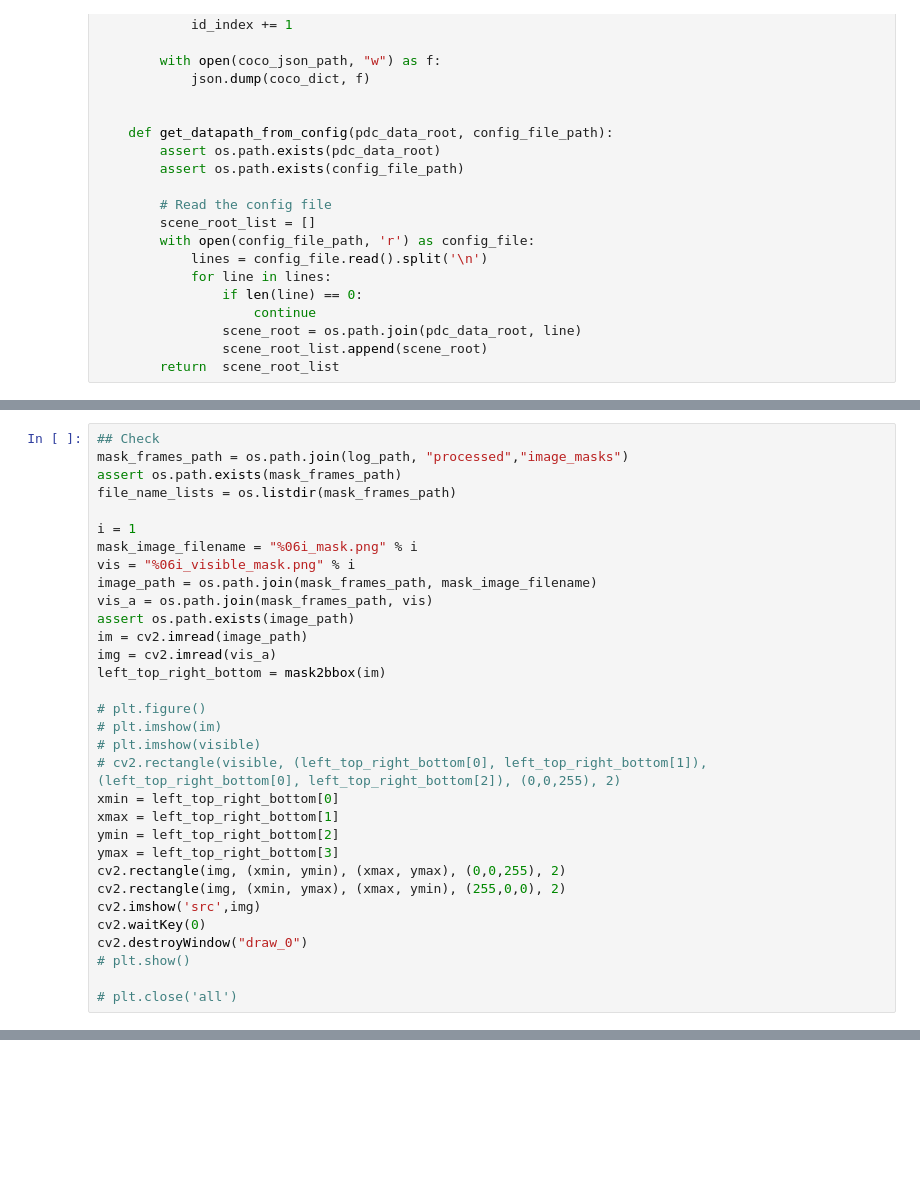
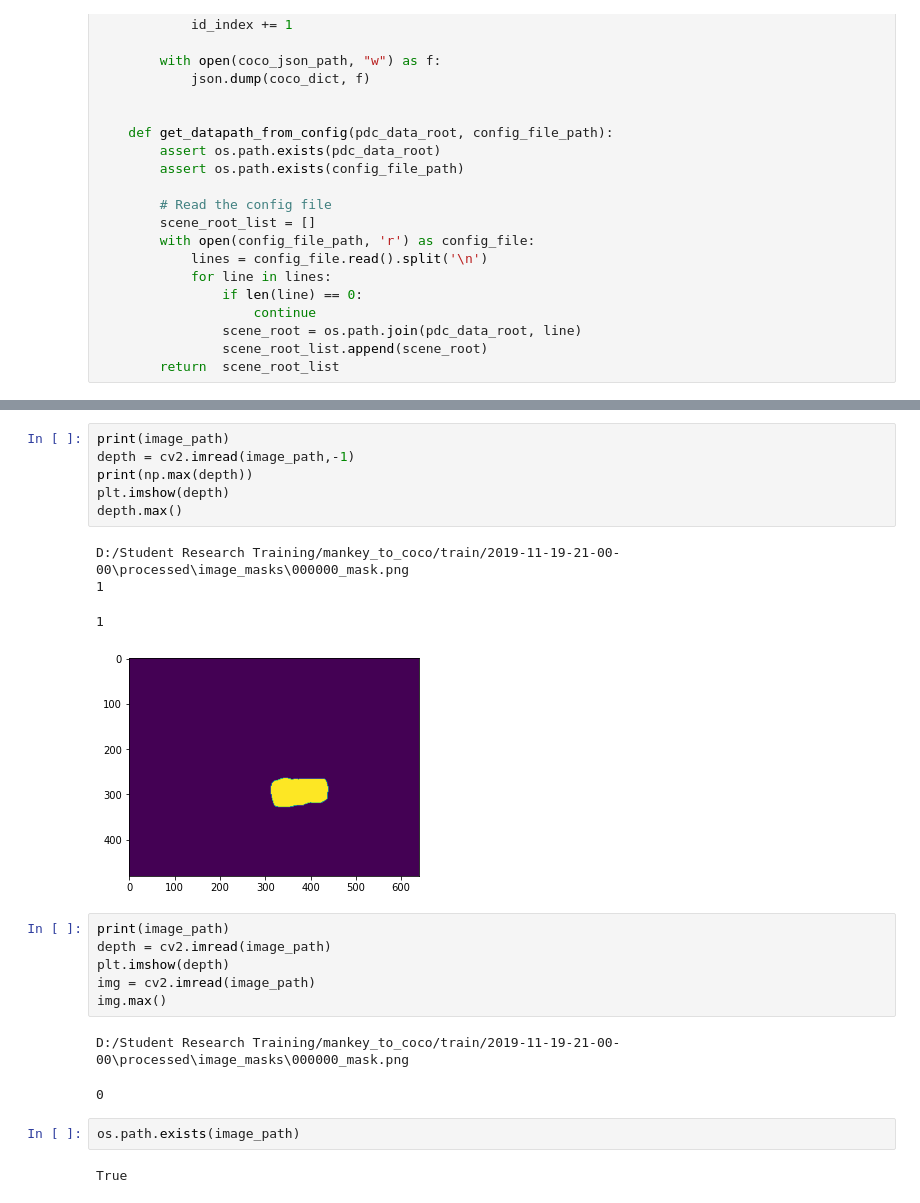
Before and after one commit to zipping-suger/maskR-cnn-SRT, a Jupyter notebook: my_dataset/pic_to_yaml.ipynb, the cells around one changed output, grey strips where cells are left out. Drawn from its saved outputs; the diff is of its cells as text; blank space fills up the shorter version.

```diff
--- a/my_dataset/pic_to_yaml.ipynb
+++ b/my_dataset/pic_to_yaml.ipynb
@@ -431,32 +452,0 @@ Total number of val dataset is : 82
-# %%
-## Check
-mask_frames_path = os.path.join(log_path, "processed","image_masks")
-assert os.path.exists(mask_frames_path)
-file_name_lists = os.listdir(mask_frames_path)
-
-i = 1
-mask_image_filename = "%06i_mask.png" % i
-vis = "%06i_visible_mask.png" % i
-image_path = os.path.join(mask_frames_path, mask_image_filename)
-vis_a = os.path.join(mask_frames_path, vis)
-assert os.path.exists(image_path)
-im = cv2.imread(image_path)
-img = cv2.imread(vis_a)
-left_top_right_bottom = mask2bbox(im)
-
-# plt.figure()
-# plt.imshow(im)
-# plt.imshow(visible)
-# cv2.rectangle(visible, (left_top_right_bottom[0], left_top_right_bottom[1]), (left_top_right_bottom[0], left_top_right_bottom[2]), (0,0,255), 2)
-xmin = left_top_right_bottom[0]
-xmax = left_top_right_bottom[1]
-ymin = left_top_right_bottom[2]
-ymax = left_top_right_bottom[3]
-cv2.rectangle(img, (xmin, ymin), (xmax, ymax), (0,0,255), 2)
-cv2.rectangle(img, (xmin, ymax), (xmax, ymin), (255,0,0), 2)
-cv2.imshow('src',img)
-cv2.waitKey(0)
-cv2.destroyWindow("draw_0")
-# plt.show()
-
-# plt.close('all')
@@ -466,0 +546,24 @@ left_top_right_bottom
+# %%
+print(image_path)
+depth = cv2.imread(image_path,-1)
+print(np.max(depth))
+plt.imshow(depth)
+depth.max()
+# %% [output]
+D:/Student Research Training/mankey_to_coco/train/2019-11-19-21-00-00\processed\image_masks\000000_mask.png
+1
+1
+[figure, added]
+# %%
+print(image_path)
+depth = cv2.imread(image_path)
+plt.imshow(depth)
+img = cv2.imread(image_path)
+img.max()
+# %% [output]
+D:/Student Research Training/mankey_to_coco/train/2019-11-19-21-00-00\processed\image_masks\000000_mask.png
+0
+# %%
+os.path.exists(image_path)
+# %% [output]
+True
```
Also changed, not shown: parts of 6 cells of this notebook, 3 other files.
